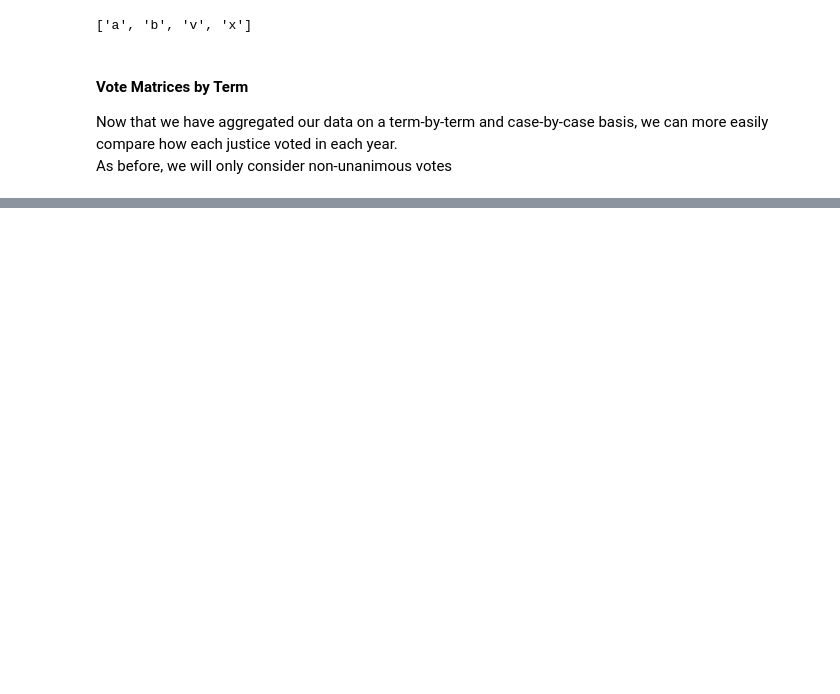
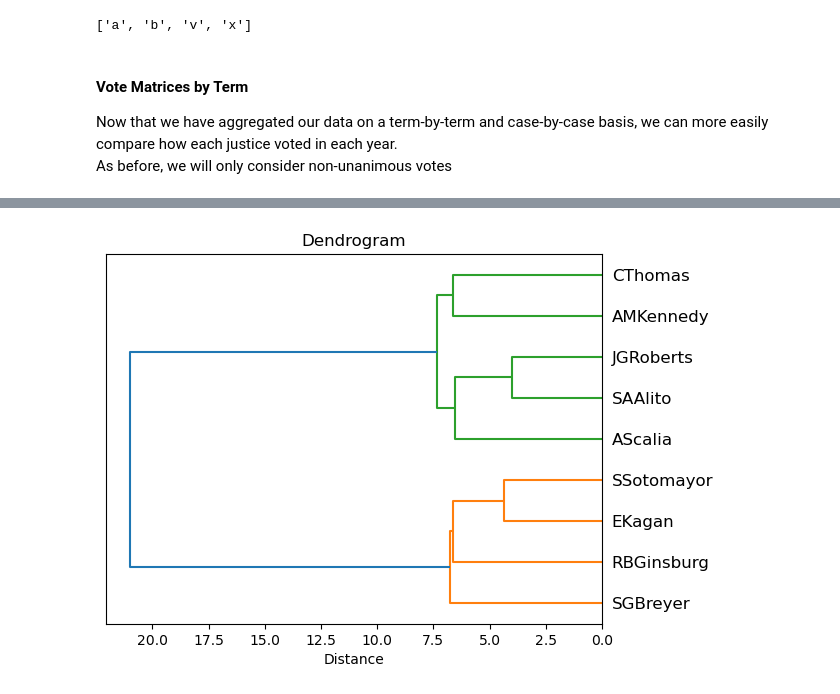
Before and after one commit to ghpetty/sc_datavis, a Jupyter notebook: SupremeCourtNetwork.ipynb, the cells around one changed output, grey strips where cells are left out. Drawn from its saved outputs; the diff is of its cells as text; code cells hidden in the pictures; blank space fills up the shorter version.

```diff
--- a/SupremeCourtNetwork.ipynb
+++ b/SupremeCourtNetwork.ipynb
@@ -459,0 +521,10 @@ for term,df in df_by_case_contr.groupby('term'):
+# %%
+linkage_matrix = linkage(voteMat_df.loc[2010,'allVotes'].T, method='ward',optimal_ordering=True)
+plt.figure()
+dendrogram(linkage_matrix,labels=voteMat_df.loc[2010,'justiceName'],
+            orientation='left',distance_sort=True)
+plt.title('Dendrogram')
+plt.xlabel('Distance')
+plt.show()
+# %% [output]
+[figure, added]
```
Also changed, not shown: parts of 14 cells of this notebook.
